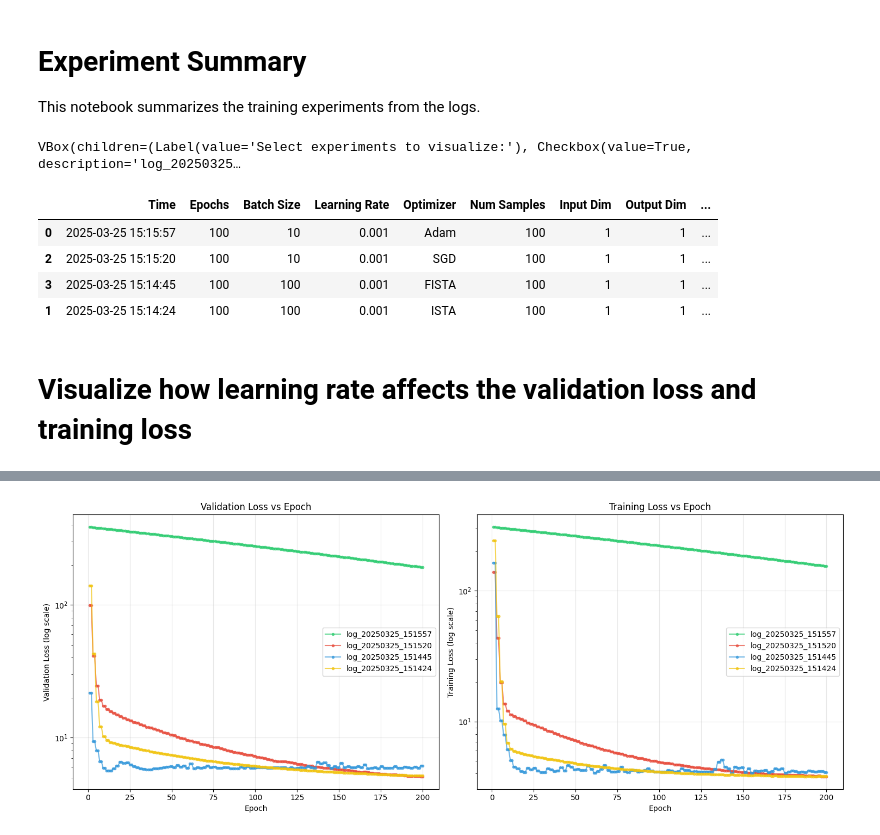
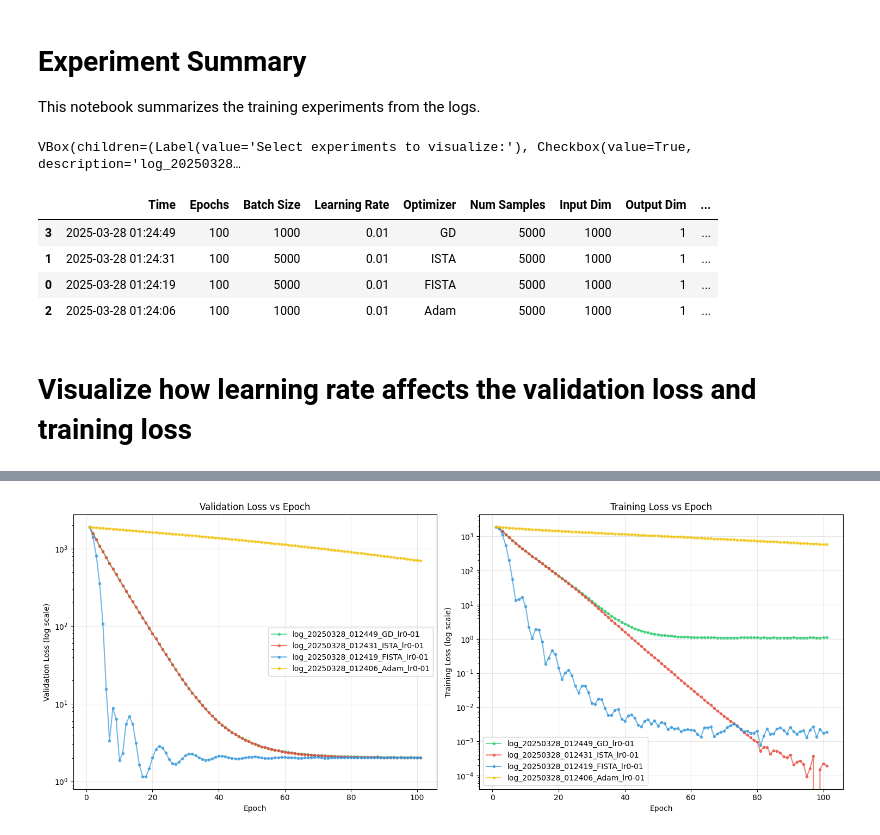
Before and after one commit to hsph-bst236/hsph-bst236-spring2025-homework-6-HW_6, a Jupyter notebook: experiment_summary.ipynb, the cells around one changed output, grey strips where cells are left out. Drawn from its saved outputs; the diff is of its cells as text; code cells hidden in the pictures.

```diff
--- a/experiment_summary.ipynb
+++ b/experiment_summary.ipynb
@@ -4,7 +4,7 @@
 This notebook summarizes the training experiments from the logs.
 # %%
 # Change the log_dir to the correct directory
-log_dir = 'output/logs'
+log_dir = 'lasso_output/logs'
 # %%
 # First chunk - creates a DataFrame with checkboxes
 import pandas as pd
@@ -102,12 +102,12 @@ pd.set_option('display.max_columns', None)
 pd.set_option('display.width', None)
 display(df.drop('Filename', axis=1))
 # %% [output]
-VBox(children=(Label(value='Select experiments to visualize:'), Checkbox(value=True, description='log_20250325…
+VBox(children=(Label(value='Select experiments to visualize:'), Checkbox(value=True, description='log_20250328…
 |  | Time | Epochs | Batch Size | Learning Rate | Optimizer | Num Samples | Input Dim | Output Dim | ... |
-| 0 | 2025-03-25 15:15:57 | 100 | 10 | 0.001 | Adam | 100 | 1 | 1 | ... |
-| 2 | 2025-03-25 15:15:20 | 100 | 10 | 0.001 | SGD | 100 | 1 | 1 | ... |
-| 3 | 2025-03-25 15:14:45 | 100 | 100 | 0.001 | FISTA | 100 | 1 | 1 | ... |
-| 1 | 2025-03-25 15:14:24 | 100 | 100 | 0.001 | ISTA | 100 | 1 | 1 | ... |
+| 3 | 2025-03-28 01:24:49 | 100 | 1000 | 0.01 | GD | 5000 | 1000 | 1 | ... |
+| 1 | 2025-03-28 01:24:31 | 100 | 5000 | 0.01 | ISTA | 5000 | 1000 | 1 | ... |
+| 0 | 2025-03-28 01:24:19 | 100 | 5000 | 0.01 | FISTA | 5000 | 1000 | 1 | ... |
+| 2 | 2025-03-28 01:24:06 | 100 | 1000 | 0.01 | Adam | 5000 | 1000 | 1 | ... |
 # %% [markdown]
 # Visualize how learning rate affects the validation loss and training loss
 # %%
@@ -127,19 +127,29 @@ def extract_loss_history(filename):
     train_losses = []
     val_losses = []
 
+    # Keep track of processed epochs to avoid duplicates
+    processed_epochs = set()
+
     # Find all epoch blocks
-    epoch_blocks = re.finditer(r'Epoch \d+/\d+: 100%.*?train_loss=([\d\.]+), val_loss=([\d\.]+)', content)
+    epoch_matches = re.finditer(r'Epoch (\d+)/\d+: 100%.*?train_loss=([\d\.]+), val_loss=([\d\.]+)', content)
 
-    for match in epoch_blocks:
-        train_loss = float(match.group(1))
-        val_loss = float(match.group(2))
-        train_losses.append(train_loss)
-        val_losses.append(val_loss)
+    for match in epoch_matches:
+        epoch_num = int(match.group(1))
+        train_loss = float(match.group(2))
+        val_loss = float(match.group(3))
+
+        # Only process each epoch once
+        if epoch_num not in processed_epochs:
+            processed_epochs.add(epoch_num)
+            train_losses.append(train_loss)
+            val_losses.append(val_loss)
 
     # Create epoch numbers
     epochs = np.arange(1, len(train_losses) + 1)
 
     return learning_rate, epochs, train_losses, val_losses
+
+
 
 # Function to update plots based on checkbox selection
 def update_plots(*args):
@@ -154,6 +164,13 @@ def update_plots(*args):
     if len(selected_experiments) == 0:
         print("Please select at least one experiment to visualize.")
         return
+
+    # Find the minimum training loss for all experiments
+    min_train_losses = float('inf')
+    for i, (_, row) in enumerate(selected_experiments.iterrows()):
+        full_path = os.path.join(log_dir, row['Filename'])
+        lr, epochs, train_losses, val_losses = extract_loss_history(full_path)
+        min_train_losses = min(min_train_losses, min(train_losses))
 
     # Create figure with two subplots
     fig, (ax1, ax2) = plt.subplots(1, 2, figsize=(15, 6))
@@ -180,31 +197,32 @@ def update_plots(*args):
     for i, (_, row) in enumerate(selected_experiments.iterrows()):
         full_path = os.path.join(log_dir, row['Filename'])
         try:
             lr, epochs, train_losses, val_losses = extract_loss_history(full_path)
             # Extract filename without training_ prefix and .txt extension
             filename = row['Filename'].replace('training_', '').replace('.txt', '')
+            train_losses = [loss - min_train_losses for loss in train_losses]
             ax2.plot(epochs, train_losses, label=filename, color=colors[i % len(colors)],
                      marker='o', markersize=3, alpha=0.7)
         except Exception as e:
             print(f"Error processing {row['Filename']}: {str(e)}")
 
     ax2.set_xlabel('Epoch')
     ax2.set_ylabel('Training Loss (log scale)')
     ax2.set_title('Training Loss vs Epoch')
     ax2.legend()
     ax2.grid(True, alpha=0.3)
     ax2.set_yscale('log')
 
     plt.tight_layout()
     plt.show()
 
 # Create a button to update the plots
 update_button = widgets.Button(description="Update Plots")
 update_button.on_click(update_plots)
 display(update_button)
 
 # Initial plot with all experiments selected
 update_plots()
 # %% [output]
 [interactive output not drawn]
-[figure, old version]
+[figure, new version]
```
Also changed, not shown: 5 other files.
